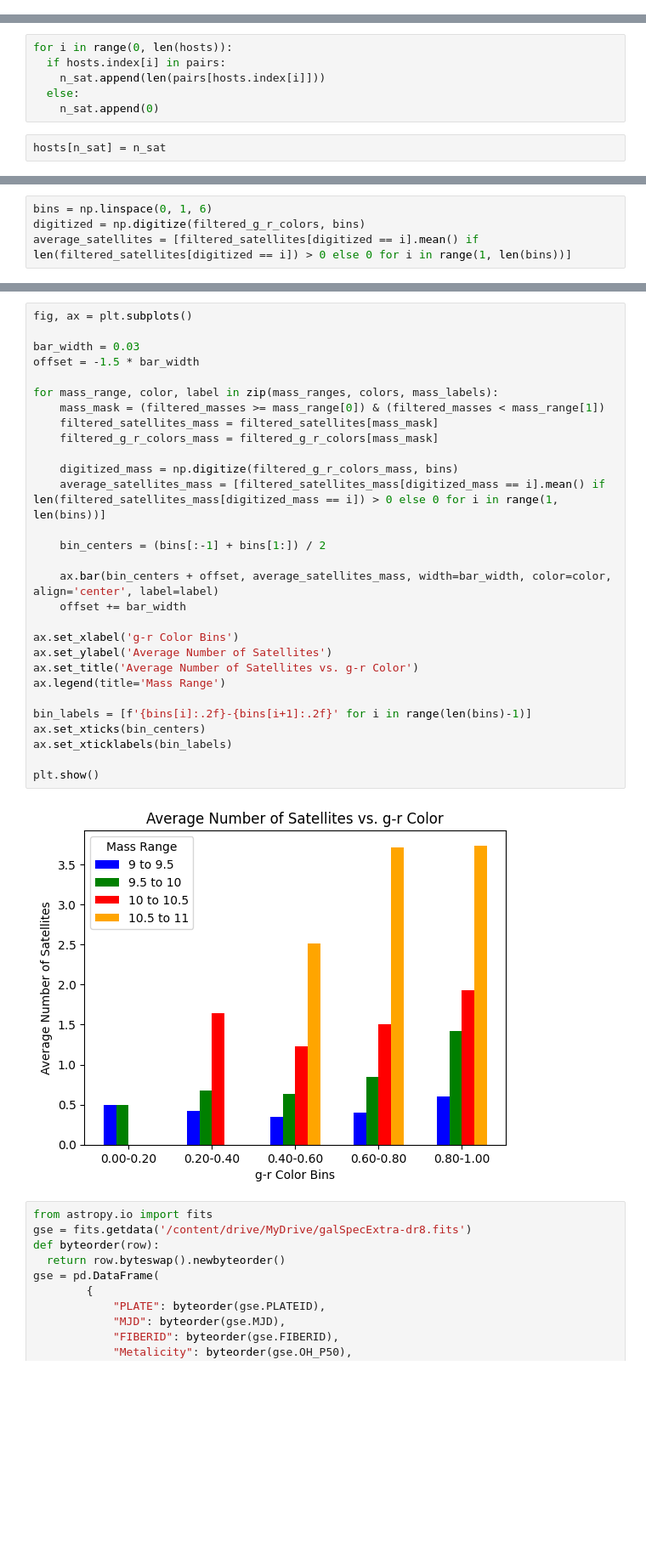
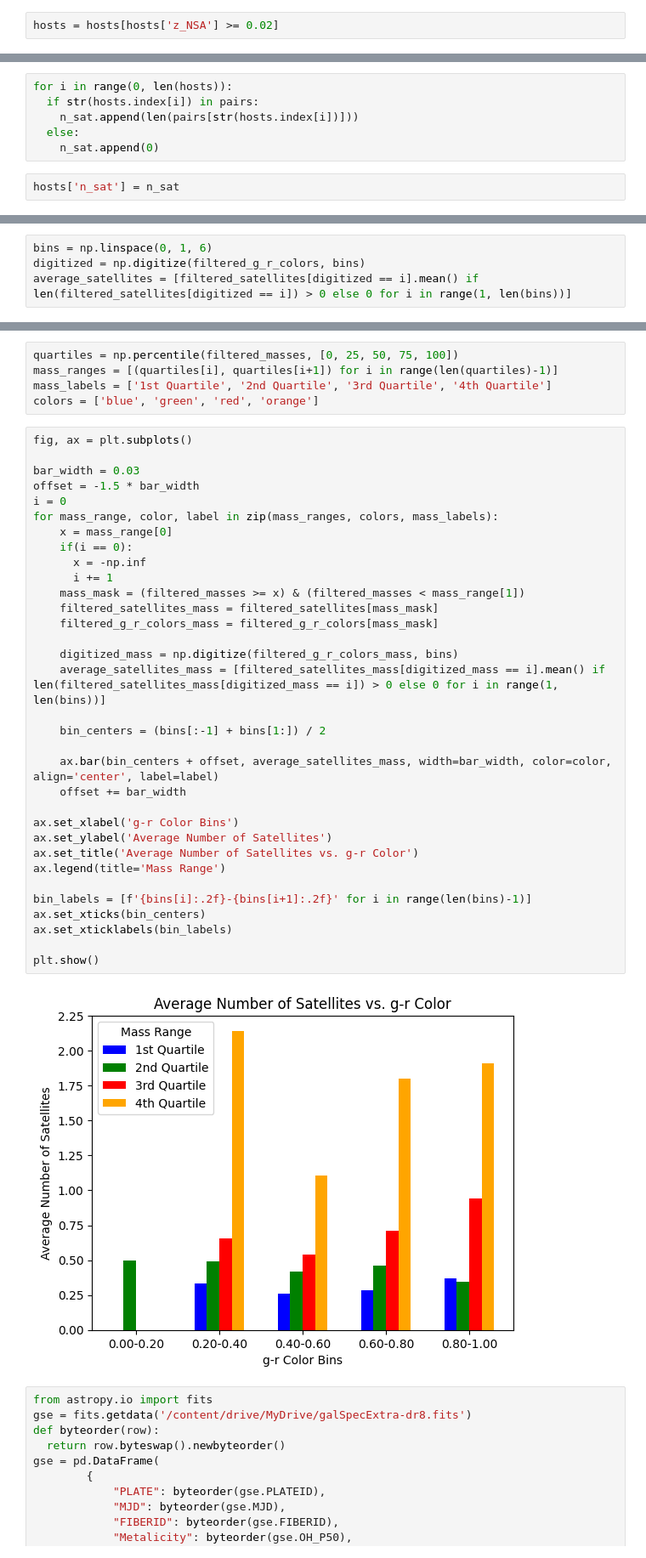
Before and after one commit to harishk30/DwarfGalaxyAnalysis, a Jupyter notebook: SAGAxCM.ipynb, the cells around one changed output, grey strips where cells are left out. Shown at 85% size. Saved outputs shown, nothing was run; the diff lists cells and outputs as text; blank space fills up the shorter version.

```diff
--- a/SAGAxCM.ipynb
+++ b/SAGAxCM.ipynb
@@ -125,0 +148,2 @@ hosts = hosts[hosts['mass_NSA'] <= 11]
+# %%
+hosts = hosts[hosts['z_NSA'] >= 0.02]
@@ -127,12 +168,12 @@ hosts = hosts[hosts['mass_NSA'] <= 11]
 n_sat = []
 # %%
 for i in range(0, len(hosts)):
-  if hosts.index[i] in pairs:
-    n_sat.append(len(pairs[hosts.index[i]]))
+  if str(hosts.index[i]) in pairs:
+    n_sat.append(len(pairs[str(hosts.index[i])]))
   else:
     n_sat.append(0)
 # %%
-hosts[n_sat] = n_sat
+hosts['n_sat'] = n_sat
 # %%
 hosts['n_sat']
 # %% [output]
@@ -256,34 +283,43 @@ colors = ['blue', 'green', 'red', 'orange']
+# %%
+quartiles = np.percentile(filtered_masses, [0, 25, 50, 75, 100])
+mass_ranges = [(quartiles[i], quartiles[i+1]) for i in range(len(quartiles)-1)]
+mass_labels = ['1st Quartile', '2nd Quartile', '3rd Quartile', '4th Quartile']
+colors = ['blue', 'green', 'red', 'orange']
 # %%
 fig, ax = plt.subplots()
 
 bar_width = 0.03
 offset = -1.5 * bar_width
-
+i = 0
 for mass_range, color, label in zip(mass_ranges, colors, mass_labels):
-    mass_mask = (filtered_masses >= mass_range[0]) & (filtered_masses < mass_range[1])
+    x = mass_range[0]
+    if(i == 0):
+      x = -np.inf
+      i += 1
+    mass_mask = (filtered_masses >= x) & (filtered_masses < mass_range[1])
     filtered_satellites_mass = filtered_satellites[mass_mask]
     filtered_g_r_colors_mass = filtered_g_r_colors[mass_mask]
 
     digitized_mass = np.digitize(filtered_g_r_colors_mass, bins)
     average_satellites_mass = [filtered_satellites_mass[digitized_mass == i].mean() if len(filtered_satellites_mass[digitized_mass == i]) > 0 else 0 for i in range(1, len(bins))]
 
     bin_centers = (bins[:-1] + bins[1:]) / 2
 
     ax.bar(bin_centers + offset, average_satellites_mass, width=bar_width, color=color, align='center', label=label)
     offset += bar_width
 
 ax.set_xlabel('g-r Color Bins')
 ax.set_ylabel('Average Number of Satellites')
 ax.set_title('Average Number of Satellites vs. g-r Color')
 ax.legend(title='Mass Range')
 
 bin_labels = [f'{bins[i]:.2f}-{bins[i+1]:.2f}' for i in range(len(bins)-1)]
 ax.set_xticks(bin_centers)
 ax.set_xticklabels(bin_labels)
 
 plt.show()
 # %% [output]
-[figure, old version]
+[figure, new version]
 # %%
 from astropy.io import fits
 gse = fits.getdata('/content/drive/MyDrive/galSpecExtra-dr8.fits')
```
Also changed, not shown: parts of 19 cells of this notebook.
